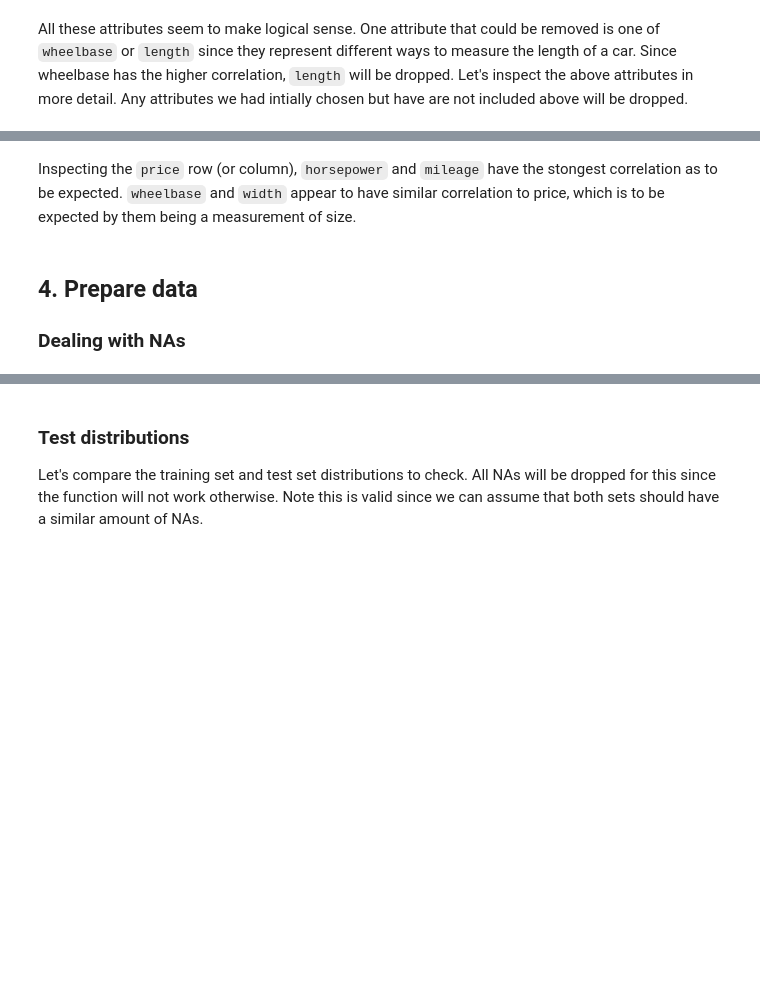
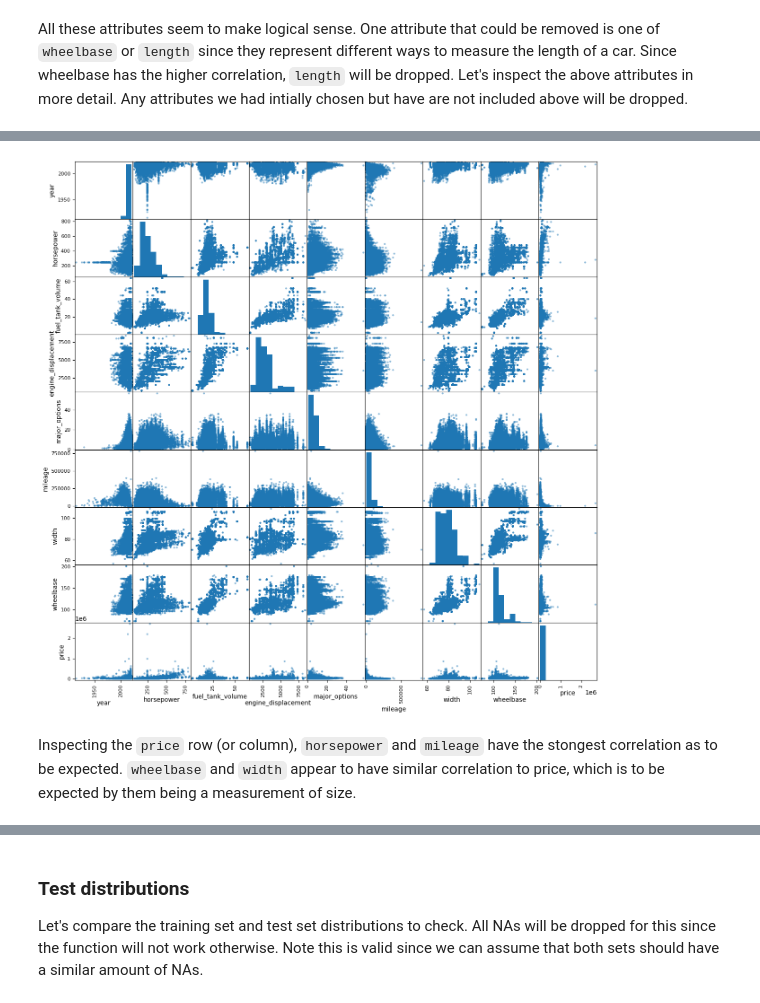
Before and after one commit to johnb-h/Car-Dataset-EDA-and-Prediction-Model, a Jupyter notebook: ID5059_run_script.ipynb, the cells around one changed output, grey strips where cells are left out. Drawn from its saved outputs; the diff is of its cells as text; code cells hidden in the pictures; blank space fills up the shorter version.

```diff
--- a/ID5059_run_script.ipynb
+++ b/ID5059_run_script.ipynb
@@ -389,10 +581,8 @@ transformed_attr.count() / sample_size
 # %% [markdown]
 These distributions look much better than before. However there may be a slight issue with `savings_amount` and `city_fuel_economy`. For this one different min, max and bins need to be used. Using contextual knowledge the following conversions are used.
 # %%
-df[['city_fuel_economy']] = df[['city_fuel_economy']].apply(lambda x: transform_bins(x, bins=5, min_val=18, max_val=28))
+transformed_attr[['city_fuel_economy']] = df[['city_fuel_economy']].apply(lambda x: transform_bins(x, bins=5, min_val=18, max_val=28))
 # %%
-df[['savings_amount']] = df[['savings_amount']].apply(lambda x: transform_bins(x, bins=5, min_val=100, max_val=3000))
+transformed_attr[['savings_amount']] = df[['savings_amount']].apply(lambda x: transform_bins(x, bins=5, min_val=100, max_val=3000))
-# %%
-df[transform_attributes] = transformed_attr[transform_attributes]
 # %%
 transformed_attr.hist(figsize=(16,16))
@@ -408,7 +608,7 @@ chosen_numerical_attributes : list = ['daysonmarket', 'latitude', 'longitude', '
 'length', 'width']
 # %%
 df_numerical = df.select_dtypes(include=[np.float64, np.int64])[['daysonmarket', 'latitude', 'longitude', 'price', 'savings_amount', 'year', 'horsepower', 'city_fuel_economy',
-'highway_fuel_economy', 'fuel_tank_volume', 'engine_displacement', 'major_options', 'mileage', 'mileage', 'seller_rating',
+'highway_fuel_economy', 'fuel_tank_volume', 'engine_displacement', 'major_options', 'mileage', 'seller_rating',
 'length', 'width', 'wheelbase']]
 # abs taken as don't care if posotive or negative effect
 corr_series = abs(df_numerical.drop("price", axis=1).apply(lambda x: x.corr(df_numerical.price)))
@@ -429,9 +675,8 @@ df[chosen_numerical_attributes].info()
 # %%
-pd.plotting.scatter_matrix(df[:, chosen_numerical_attributes], figsize=(15,15))
+pd.plotting.scatter_matrix(df[chosen_numerical_attributes], figsize=(15,15))
 mpl.show()
+# %% [output]
+[figure, added]
 # %% [markdown]
 Inspecting the `price` row (or column), `horsepower` and `mileage` have the stongest correlation as to be expected.
 `wheelbase` and `width` appear to have similar correlation to price, which is to be expected by them being a measurement of size.
-# %% [markdown]
-## 4. Prepare data
-### Dealing with NAs
```
Also changed, not shown: parts of 113 cells of this notebook.
